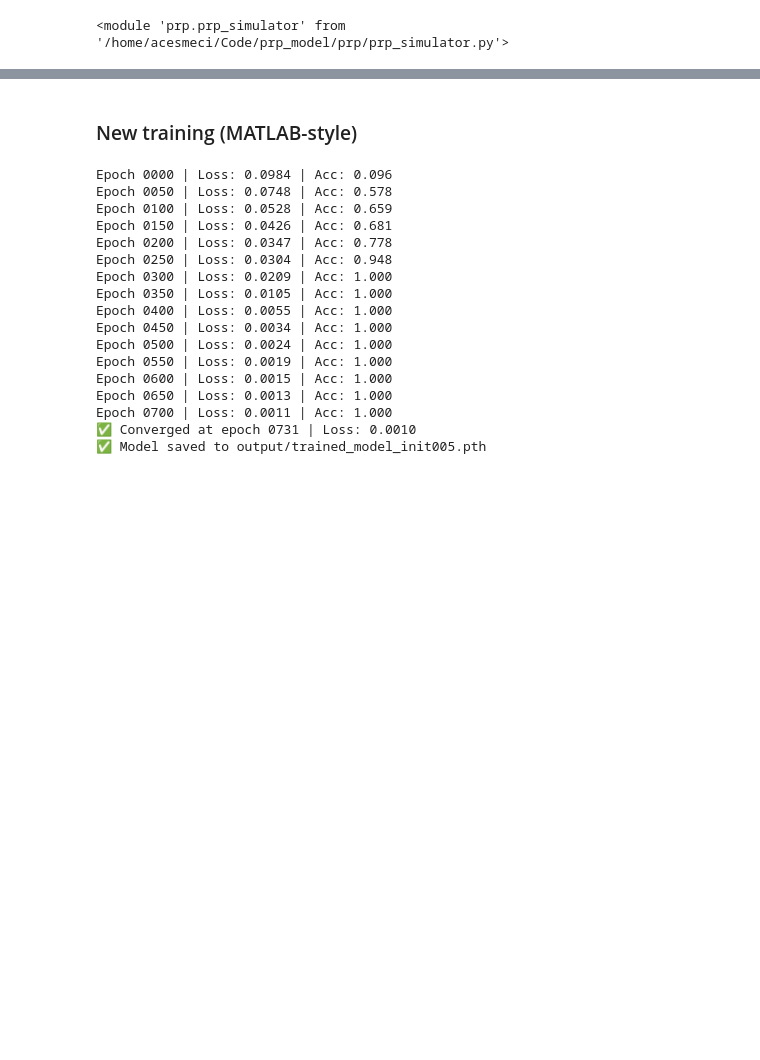
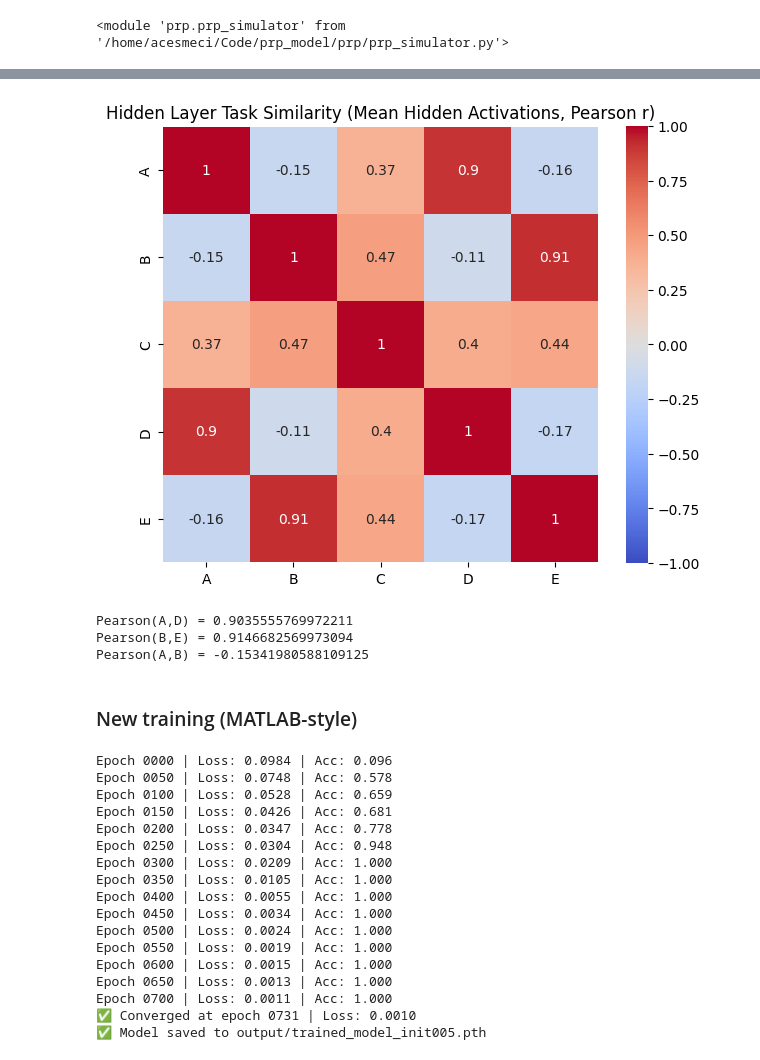
Before and after one commit to acesmeci/prp_model, a Jupyter notebook: notebooks/lca_experiments.ipynb, the cells around one changed output, grey strips where cells are left out. Saved outputs shown, nothing was run; the diff lists cells and outputs as text; code cells hidden in the pictures; blank space fills up the shorter version.

```diff
--- a/notebooks/lca_experiments.ipynb
+++ b/notebooks/lca_experiments.ipynb
@@ -87,3 +61,77 @@ print("✅ Loaded model, ready for inference.")
+# %%
+import numpy as np
+import torch
+import matplotlib.pyplot as plt
+import seaborn as sns
+import pandas as pd
+
+from prp.task_generator import generate_fixed_task_set  # produces A..E with meta["task_indices"]
+
+@torch.no_grad()
+def hidden_task_similarity_from_wrapper(wrapper, seed=42, reduce="mean"):
+    """
+    Computes hidden-layer task similarity from mean hidden activations per task.
+
+    Procedure:
+    1) Generate a fixed set of single-task patterns (A..E)
+    2) Run forward pass to collect hidden activations
+    3) Average hidden activations per task
+    4) Compute Pearson correlation across tasks
+
+    Returns:
+        labels (list[str]): ['A','B','C','D','E']
+        corr (np.ndarray): 5x5 Pearson correlation matrix
+        hidden_means (dict): task_label -> mean hidden vector (H,)
+    """
+
+    # Generate deterministic single-task set
+    inp, task_onehots, _, meta = generate_fixed_task_set(seed=seed)
+    task_labels = ['A', 'B', 'C', 'D', 'E']
+
+    # Collect mean hidden activations per task
+    hidden_means = {}
+    for lab in task_labels:
+        mask = (meta["task_indices"] == lab)
+        X = torch.tensor(inp[mask], dtype=torch.float32, device=wrapper.device)
+        T = torch.tensor(task_onehots[mask], dtype=torch.float32, device=wrapper.device)
+
+        # Forward pass -> hidden activations
+        _, H = wrapper.model(X, T)  # H: (n_samples_for_task, hidden_dim)
+
+        if reduce == "median":
+            h_mean = H.median(dim=0).values
+        else:
+            h_mean = H.mean(dim=0)
+
+        hidden_means[lab] = h_mean.detach().cpu().numpy()
+
+    # Stack and compute Pearson correlation across tasks
+    A = np.stack([hidden_means[lab] for lab in task_labels], axis=0)  # (5, H)
+    corr = np.corrcoef(A)
+
+    return task_labels, corr, hidden_means
+
+
+# ---- Run and plot ----
+labels, corr_matrix, hidden_means = hidden_task_similarity_from_wrapper(wrapper, seed=42, reduce="mean")
+
+df = pd.DataFrame(corr_matrix, index=labels, columns=labels)
+
+plt.figure(figsize=(6,5))
+sns.heatmap(df, annot=True, cmap="coolwarm", vmin=-1, vmax=1, square=True)
+plt.title("Hidden Layer Task Similarity (Mean Hidden Activations, Pearson r)")
+plt.tight_layout()
+plt.show()
+
+# Print key pairs
+print("Pearson(A,D) =", df.loc["A","D"])
+print("Pearson(B,E) =", df.loc["B","E"])
+print("Pearson(A,B) =", df.loc["A","B"])
+# %% [output]
+[figure, added]
+Pearson(A,D) = 0.9035555769972211
+Pearson(B,E) = 0.9146682569973094
+Pearson(A,B) = -0.15341980588109125
 # %% [markdown]
 ### New training (MATLAB-style)
 # %%
```
Also changed, not shown: parts of 32 cells of this notebook, 7 other files.
